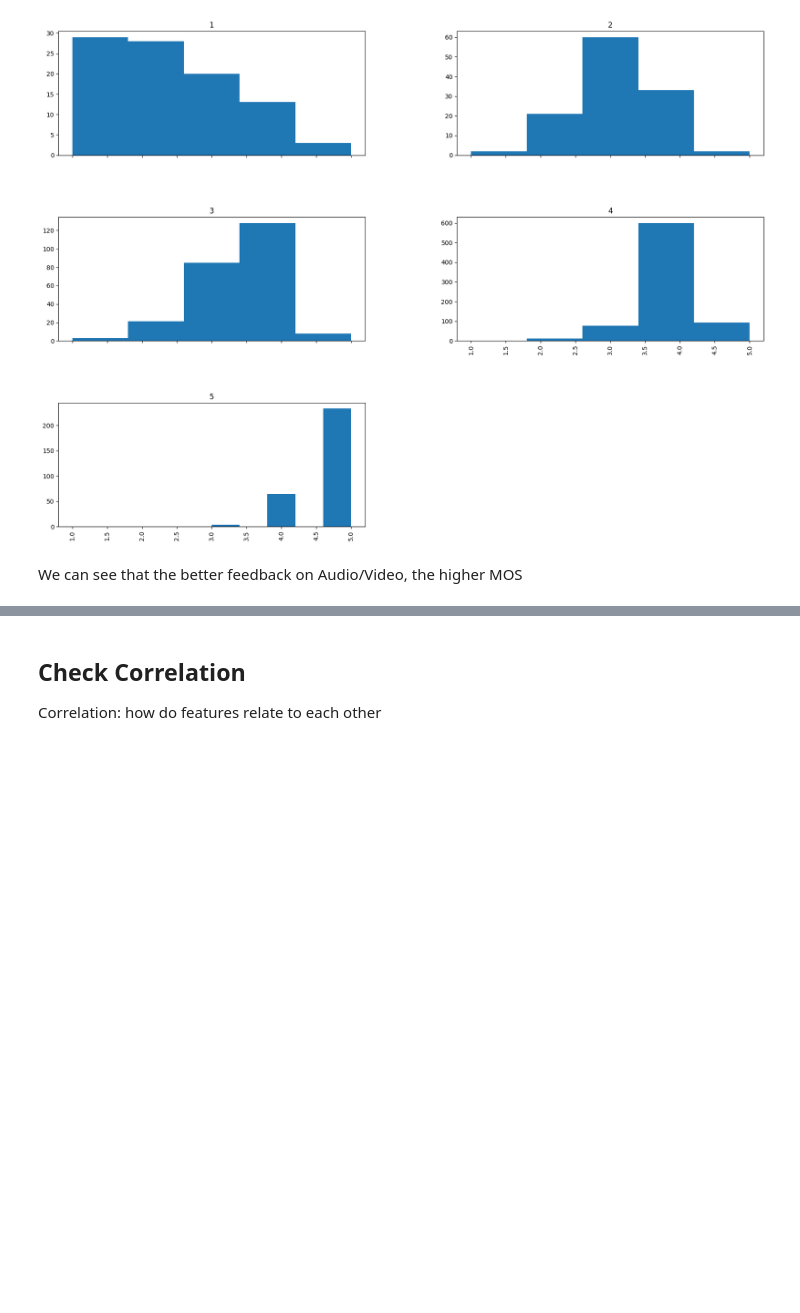
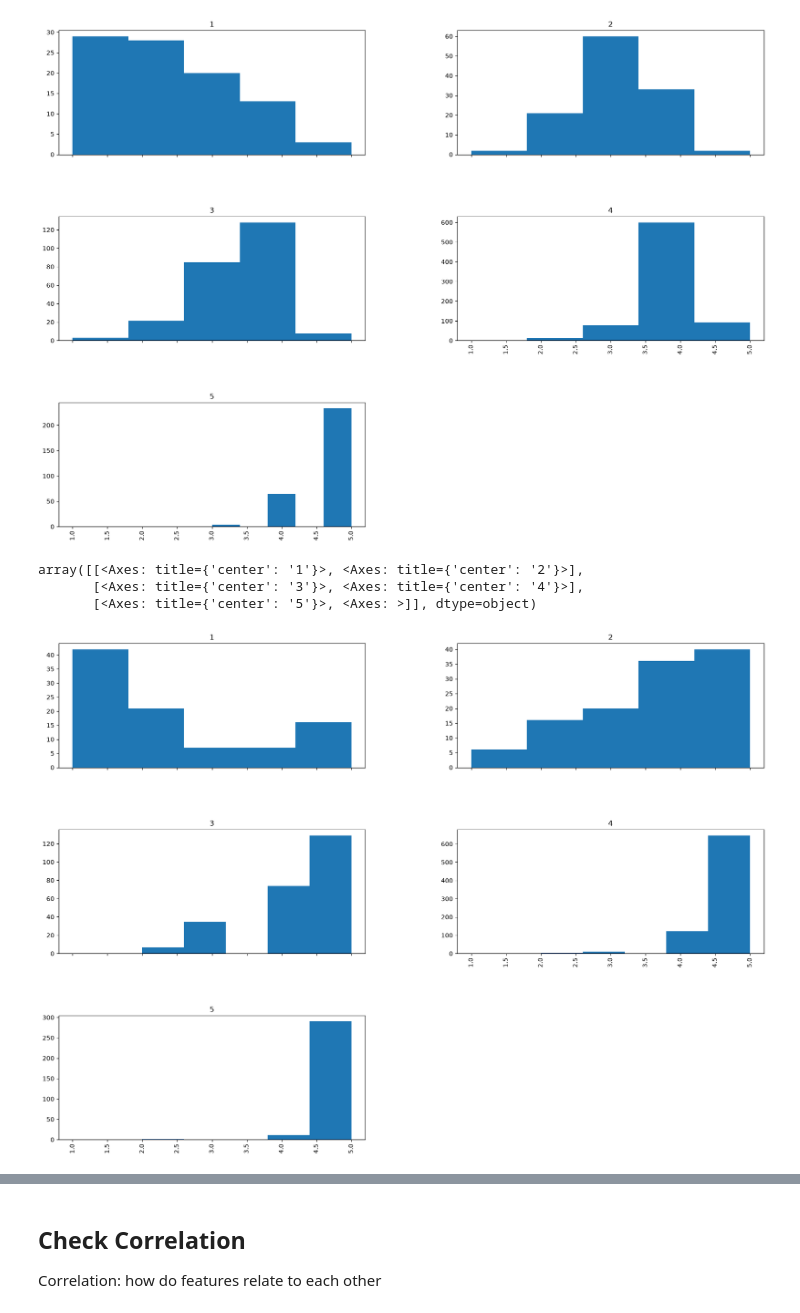
Before and after one commit to MarcoLuw/QoE-MOS-Prediction, a Jupyter notebook: data-exploration.ipynb, the cells around one changed output, grey strips where cells are left out. Drawn from its saved outputs; the diff is of its cells as text; code cells hidden in the pictures; blank space fills up the shorter version.

```diff
--- a/data-exploration.ipynb
+++ b/data-exploration.ipynb
@@ -70,7 +78,7 @@ import visualization
 # %% [markdown]
 # Data Exploration
 # %%
-df = pd.read_csv('pokemon.csv')
+df = pd.read_csv('~/pokemon.csv')
 # %%
 df.head()
 # %% [output]
@@ -493,5 +503,12 @@ array([[<Axes: title={'center': '1'}>, <Axes: title={'center': '2'}>],
        [<Axes: title={'center': '3'}>, <Axes: title={'center': '4'}>],
        [<Axes: title={'center': '5'}>, <Axes: >]], dtype=object)
 [figure]
-# %% [markdown]
-We can see that the better feedback on Audio/Video, the higher MOS
+# %%
+# 6. QoF_shift by MOS
+df[["QoF_shift", "MOS"]] \
+    .hist(bins=5, column='QoF_shift', by='MOS', figsize=(20, 15), sharex=True)
+# %% [output]
+array([[<Axes: title={'center': '1'}>, <Axes: title={'center': '2'}>],
+       [<Axes: title={'center': '3'}>, <Axes: title={'center': '4'}>],
+       [<Axes: title={'center': '5'}>, <Axes: >]], dtype=object)
+[figure, added]
```
Also changed, not shown: parts of 19 cells of this notebook, 3 other files.
